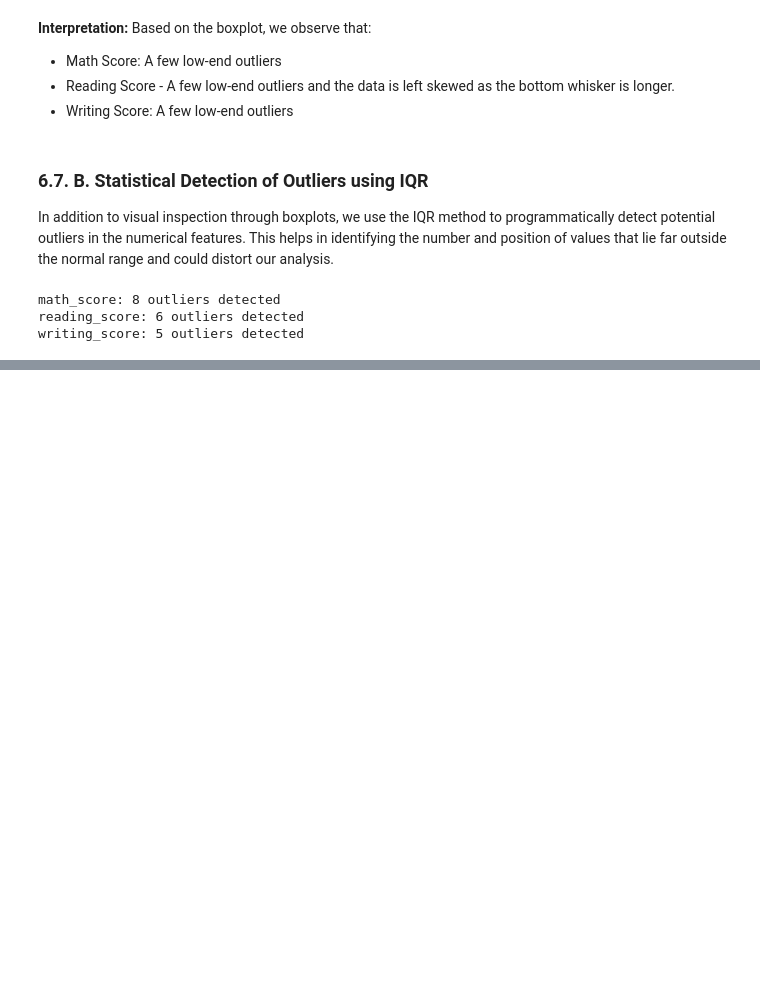
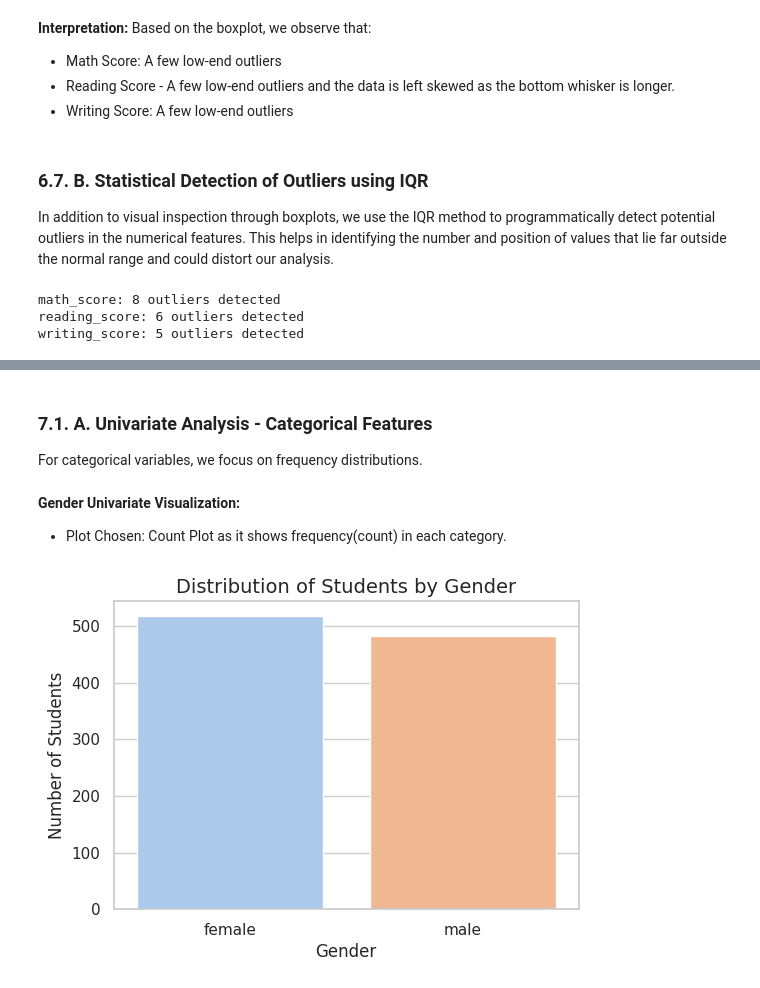
Before and after one commit to RidhimaJain/StudentPerformance-EDA, a Jupyter notebook: EDA_Student_Performance_Dataset.ipynb, the cells around one changed output, grey strips where cells are left out. Cells and saved outputs as stored; diff of their text form; code cells hidden in the pictures; blank space fills up the shorter version.

```diff
--- a/EDA_Student_Performance_Dataset.ipynb
+++ b/EDA_Student_Performance_Dataset.ipynb
@@ -314,0 +326,21 @@ writing_score: 5 outliers detected
+# %% [markdown]
+### **7.1. A. Univariate Analysis -  Categorical Features**
+
+For categorical variables, we focus on frequency distributions.
+# %% [markdown]
+**Gender Univariate Visualization:**
+- Plot Chosen: Count Plot as it shows frequency(count) in each category.
+# %%
+# Creating the count plot for gender
+plt.figure(figsize=(6, 4))
+sns.countplot(x='gender', data=df, hue= 'gender', palette='pastel', legend =  False)
+
+# Adding plot title and axis labels
+plt.title('Distribution of Students by Gender', fontsize=14)
+plt.xlabel('Gender', fontsize=12)
+plt.ylabel('Number of Students', fontsize=12)
+
+# Displaying the plot
+plt.show()
+# %% [output]
+[figure, added]
```
Also changed, not shown: parts of 19 cells of this notebook.
